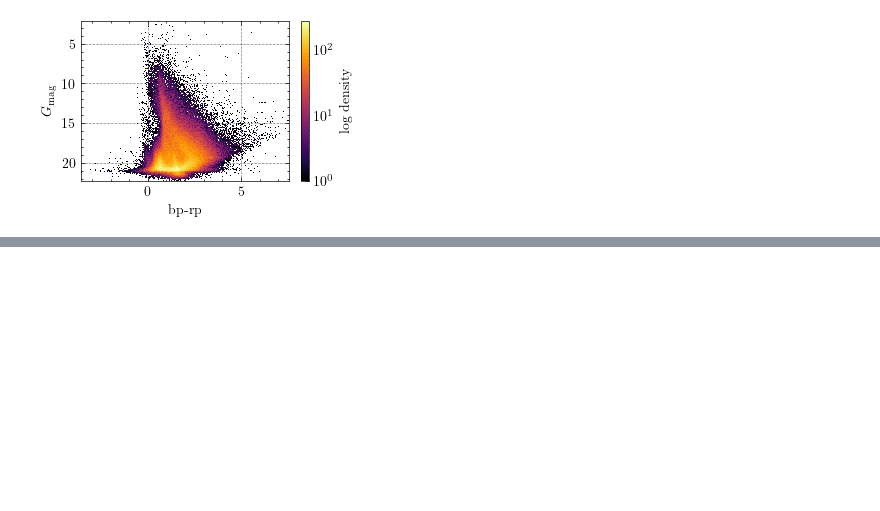
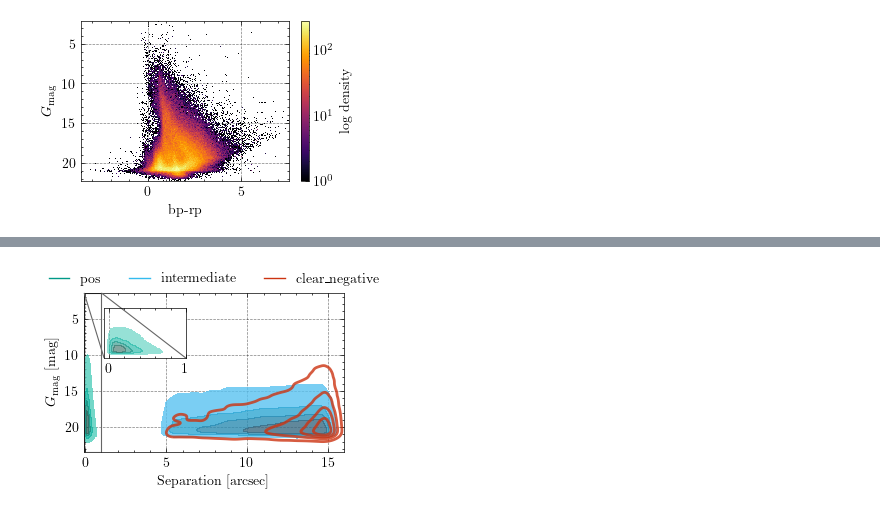
Before and after one commit to samuelperezdi/starsml, a Jupyter notebook: notebooks/paperplots.ipynb, the cells around one changed output, grey strips where cells are left out. Drawn from its saved outputs; the diff is of its cells as text; code cells hidden in the pictures; blank space fills up the shorter version.

```diff
--- a/notebooks/paperplots.ipynb
+++ b/notebooks/paperplots.ipynb
@@ -262,0 +482,87 @@ plt.show()
+# %%
+datasets = {
+    "pos": df_pos_gen,
+    "intermediate": df_neg_gen[df_neg_gen['negative_type'] == 'intermediate'],
+    "clear_negative": df_neg_gen[df_neg_gen['negative_type'] == 'clear_negative'],
+}
+# %%
+from mpl_toolkits.axes_grid1.inset_locator import inset_axes, mark_inset
+
+# ------------------------------------------------------------------
+# make the main figure
+fig, ax = plt.subplots(figsize=(my_width, my_width / golden))
+
+colors = ["#009988", "#33BBEE",  "#CC3311"]
+
+for i, (name, data) in enumerate(datasets.items()):
+    filtered = data.dropna(subset=['photflux_aper_b', 'separation'])
+
+    x = filtered['separation'].values          # keep linear units!
+    y = filtered['phot_g_mean_mag'].values
+
+    # sample large sets for speed
+    if len(x) > 200000:
+        idx = np.random.choice(len(x), 200000, replace=False)
+        x, y = x[idx], y[idx]
+
+    # KDE for all three groups on the main axes
+    sns.kdeplot(
+        x=x, y=y,
+        fill=(name != 'clear_negative'),
+        levels=5,
+        ax=ax,
+        bw_adjust=0.8,
+        linewidths=2,
+        alpha=0.8,
+        color=colors[i],
+    )
+
+    # manual legend handle
+    ax.plot([], [], color=colors[i], label=name)
+
+# ----- axis styling ------------------------------------------------
+#ax.set_xscale('symlog', linthresh=2, base=10)     # linear core  (|x|<2")
+ax.set_xlabel('Separation [arcsec]')
+ax.set_ylabel(r'$G_{\mathrm{mag}}$ [mag]')
+ax.invert_yaxis()
+
+ax.legend(loc='upper center',
+          bbox_to_anchor=(0.5, 1.2), ncol=3,
+          handlelength=1.5, frameon=False)
+
+# ------------------------------------------------------------------
+# inset that zooms on the 0‑2″ region for the 'pos' objects
+# ------------------------------------------------------------------
+axins = inset_axes(ax, width="35%", height="35%", loc='upper left',
+                   bbox_to_anchor=(0.05, 0.05, 0.9, 0.9),
+                   bbox_transform=ax.transAxes)
+
+# only the positive class; scatter is clearer here
+pos = datasets['pos'].dropna(subset=['photflux_aper_b', 'separation'])
+sns.kdeplot(
+    x=pos['separation'],
+    y=pos['phot_g_mean_mag'],
+    ax=axins,
+    fill=True,
+    levels=5,
+    bw_adjust=0.8,
+    linewidths=2,
+    alpha=0.6,
+    color=colors[0]
+)
+axins.set_xlabel('')
+axins.set_ylabel('')
+axins.set_xlim(ax.get_xlim()[0], 1)
+axins.set_ylim(ax.get_ylim())        # same magnitude range
+axins.set_xticks([0, 1])  # ticks for inset
+axins.set_yticks([])                 # keep it clean
+
+# little grey frame around the zoomed region
+mark_inset(ax, axins, loc1=3, loc2=4, fc="none", ec="0.4", lw=0.8)
+
+# ------------------------------------------------------------------
+plt.savefig('figures/kde_gmag_vs_separation_negative_types.pdf',
+            bbox_inches='tight')
+plt.show()
+# %% [output]
+[figure, added]
```
Also changed, not shown: parts of 19 cells of this notebook, 2 other files.
